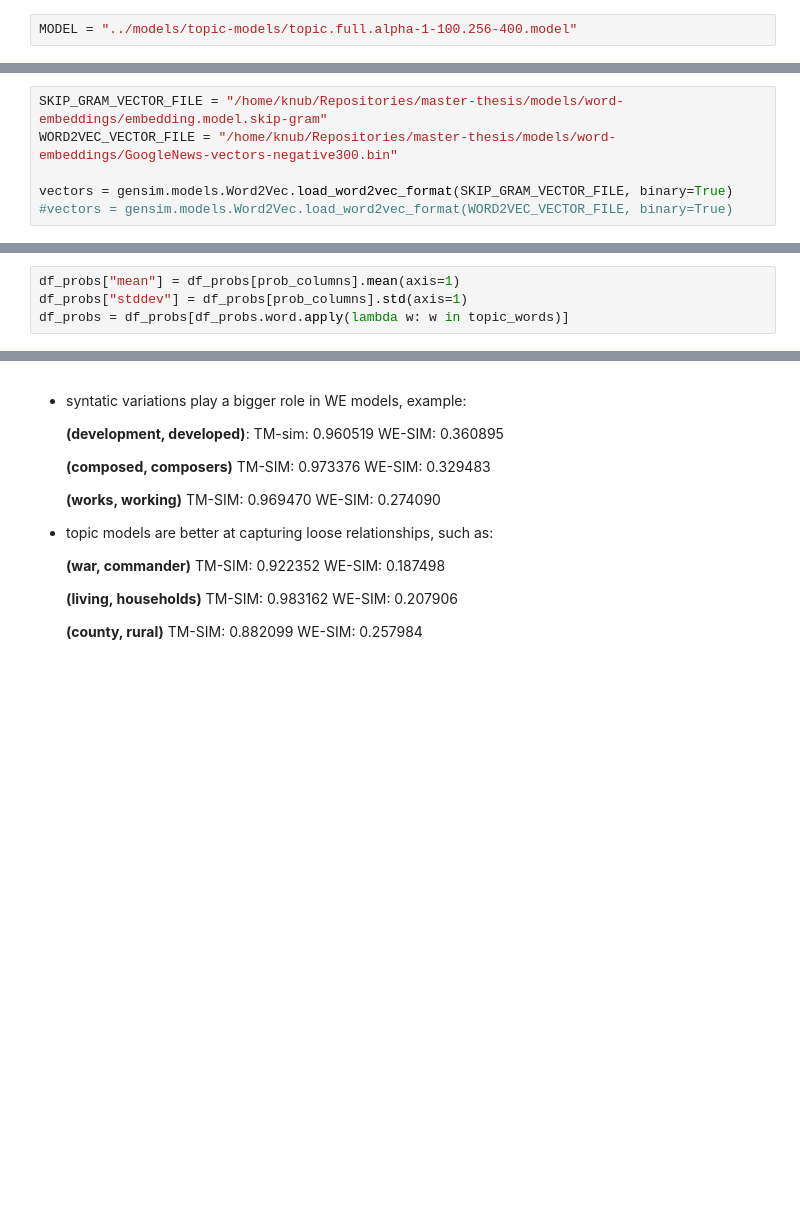
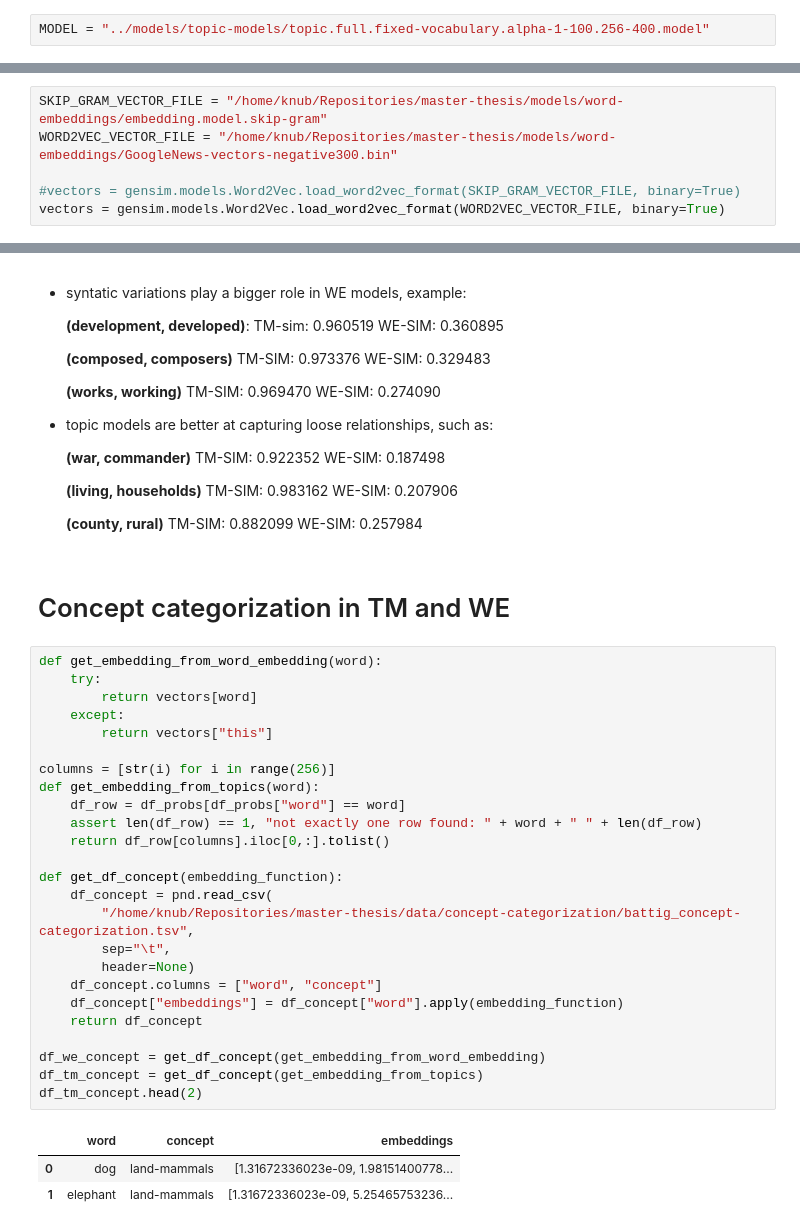
Before and after one commit to knub/master-thesis, a Jupyter notebook: notebooks/Topics.ipynb, the cells around one changed output, grey strips where cells are left out. Cells and saved outputs as stored; diff of their text form; blank space fills up the shorter version.

Commit message:
Run concept categorization on WE prob distributions

```diff
--- a/notebooks/Topics.ipynb
+++ b/notebooks/Topics.ipynb
@@ -32,7 +32,7 @@ line-height:1.1em;
 </style>
 """)
 # %%
-MODEL = "../models/topic-models/topic.full.alpha-1-100.256-400.model"
+MODEL = "../models/topic-models/topic.full.fixed-vocabulary.alpha-1-100.256-400.model"
 # %% [markdown]
 # Evaluating strength of raw models
 # %% [markdown]
@@ -105,8 +105,8 @@ df_tc_results.sort_values(by="Analogy_Reasoning", ascending=False)
 SKIP_GRAM_VECTOR_FILE = "/home/knub/Repositories/master-thesis/models/word-embeddings/embedding.model.skip-gram"
 WORD2VEC_VECTOR_FILE = "/home/knub/Repositories/master-thesis/models/word-embeddings/GoogleNews-vectors-negative300.bin"
 
-vectors = gensim.models.Word2Vec.load_word2vec_format(SKIP_GRAM_VECTOR_FILE, binary=True)
-#vectors = gensim.models.Word2Vec.load_word2vec_format(WORD2VEC_VECTOR_FILE, binary=True)
+#vectors = gensim.models.Word2Vec.load_word2vec_format(SKIP_GRAM_VECTOR_FILE, binary=True)
+vectors = gensim.models.Word2Vec.load_word2vec_format(WORD2VEC_VECTOR_FILE, binary=True)
 # %% [markdown]
 ## Topic Probs
 # %%
@@ -195,7 +170,3 @@ df_similars = df_similars[df_similars["we_sim"] != -1]
 # Analysis
 # %% [markdown]
 ## Topic Probs
-# %%
-df_probs["mean"] = df_probs[prob_columns].mean(axis=1)
-df_probs["stddev"] = df_probs[prob_columns].std(axis=1)
-df_probs = df_probs[df_probs.word.apply(lambda w: w in topic_words)]
@@ -429,3 +393,34 @@ df_small_sim_diff.iloc[np.random.permutation(len(df_small_sim_diff))]
   **(living, households)** TM-SIM: 0.983162 WE-SIM: 0.207906
 
   **(county, rural)** TM-SIM: 0.882099 WE-SIM: 0.257984
+# %% [markdown]
+# Concept categorization in TM and WE
+# %%
+def get_embedding_from_word_embedding(word):
+    try:
+        return vectors[word]
+    except:
+        return vectors["this"]
+
+columns = [str(i) for i in range(256)]
+def get_embedding_from_topics(word):
+    df_row = df_probs[df_probs["word"] == word]
+    assert len(df_row) == 1, "not exactly one row found: " + word + " " + len(df_row)
+    return df_row[columns].iloc[0,:].tolist()
+
+def get_df_concept(embedding_function):
+    df_concept = pnd.read_csv(
+        "/home/knub/Repositories/master-thesis/data/concept-categorization/battig_concept-categorization.tsv",
+        sep="\t",
+        header=None)
+    df_concept.columns = ["word", "concept"]
+    df_concept["embeddings"] = df_concept["word"].apply(embedding_function)
+    return df_concept
+
+df_we_concept = get_df_concept(get_embedding_from_word_embedding)
+df_tm_concept = get_df_concept(get_embedding_from_topics)
+df_tm_concept.head(2)
+# %% [output]
+|  | word | concept | embeddings |
+| 0 | dog | land-mammals | [1.31672336023e-09, 1.98151400778... |
+| 1 | elephant | land-mammals | [1.31672336023e-09, 5.25465753236... |
```
Also changed, not shown: parts of 16 cells of this notebook, 1 other file.
